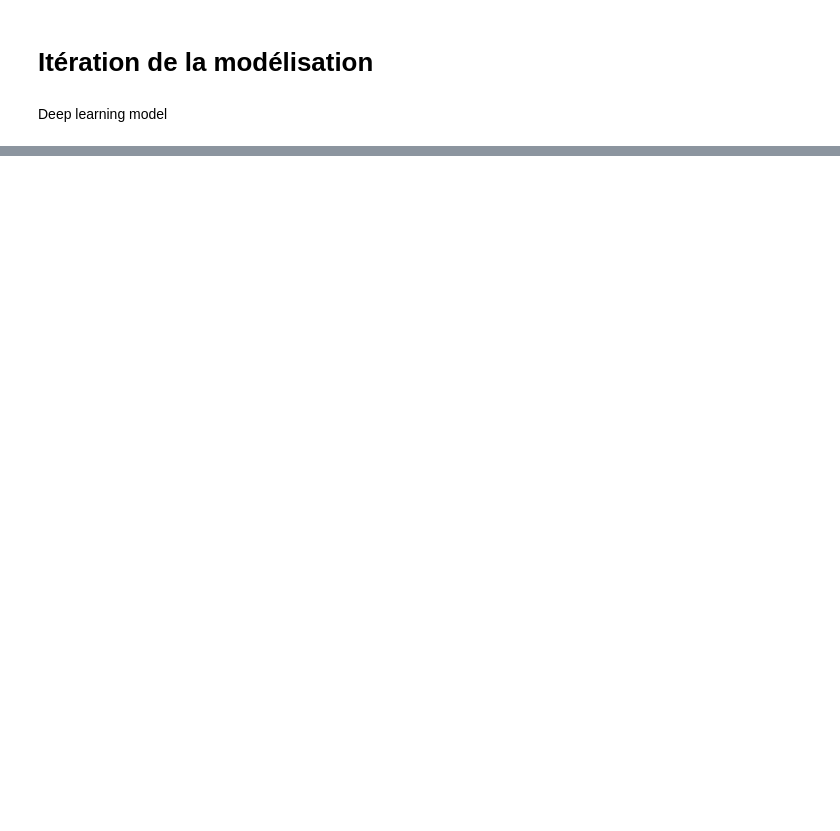
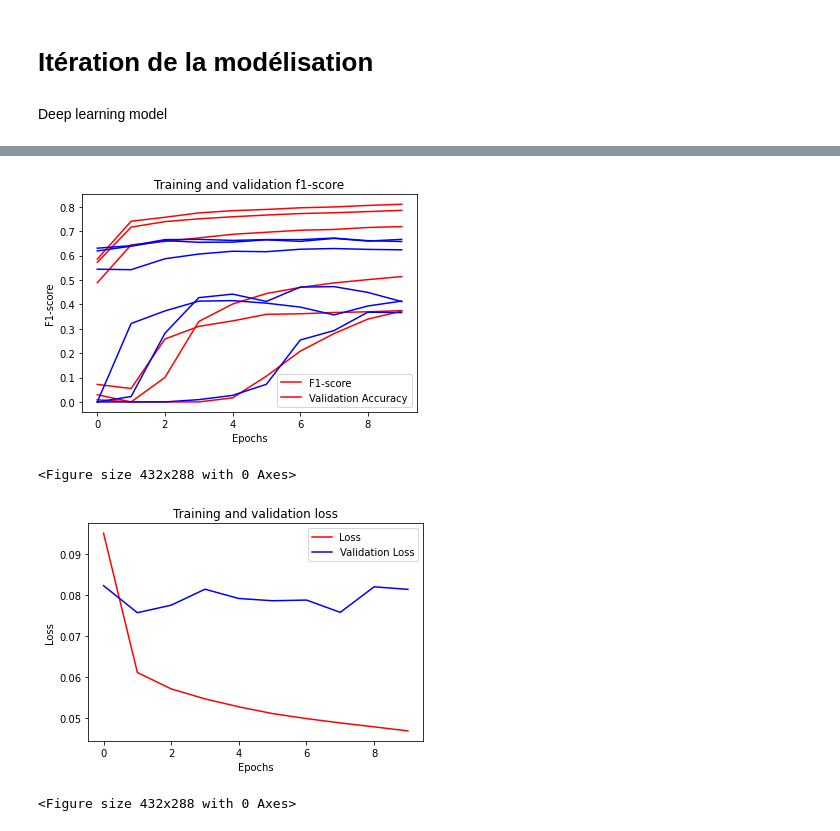
Before and after one commit to GatienVilain/Toxic-Comment-classification, a Jupyter notebook: Classification_commentaires_toxiques.ipynb, the cells around one changed output, grey strips where cells are left out. Cells and saved outputs as stored; diff of their text form; code cells hidden in the pictures; blank space fills up the shorter version.

```diff
--- a/Classification_commentaires_toxiques.ipynb
+++ b/Classification_commentaires_toxiques.ipynb
@@ -745,0 +1137,6 @@ Deep learning model
+# %%
+modelEmbedding = tf.keras.Sequential([
+    tf.keras.layers.Embedding(20001, embedding_dim, input_length=max_length, weights=[embeddings_matrix], trainable=False),
+    LSTM(units=64),
+    tf.keras.layers.Dense(6, activation='sigmoid')
+])
@@ -745,0 +1145,2 @@ Deep learning model
+# %%
+modelEmbedding.compile(loss='binary_crossentropy',optimizer='adam',metrics=[tfa.metrics.F1Score(num_classes=6, threshold=0.5)])
@@ -745,0 +1165,9 @@ Deep learning model
+# %%
+history = modelEmbedding.fit(training_padded,
+                      training_labels,
+                      epochs=num_epochs,
+                      validation_data=(testing_padded, test_labels),
+                      batch_size = 256,
+                      verbose=1)
+
+print("Training Complete")
@@ -745,0 +1192,42 @@ Deep learning model
+# %%
+#-----------------------------------------------------------
+# Retrieve a list of list results on training and test data
+# sets for each training epoch
+#-----------------------------------------------------------
+acc=history.history['f1_score']
+val_acc=history.history['val_f1_score']
+loss=history.history['loss']
+val_loss=history.history['val_loss']
+
+epochs=range(len(acc)) # Get number of epochs
+
+#------------------------------------------------
+# Plot training and validation accuracy per epoch
+#------------------------------------------------
+plt.plot(epochs, acc, 'r')
+plt.plot(epochs, val_acc, 'b')
+plt.title('Training and validation f1-score')
+plt.xlabel("Epochs")
+plt.ylabel("F1-score")
+plt.legend(["F1-score", "Validation Accuracy"])
+
+plt.figure()
+plt.show()
+
+#------------------------------------------------
+# Plot training and validation loss per epoch
+#------------------------------------------------
+plt.plot(epochs, loss, 'r')
+plt.plot(epochs, val_loss, 'b')
+plt.title('Training and validation loss')
+plt.xlabel("Epochs")
+plt.ylabel("Loss")
+plt.legend(["Loss", "Validation Loss"])
+
+plt.figure()
+plt.show()
+# %% [output]
+[figure, added]
+<Figure size 432x288 with 0 Axes>
+[figure, added]
+<Figure size 432x288 with 0 Axes>
```
Also changed, not shown: parts of 21 cells of this notebook.
